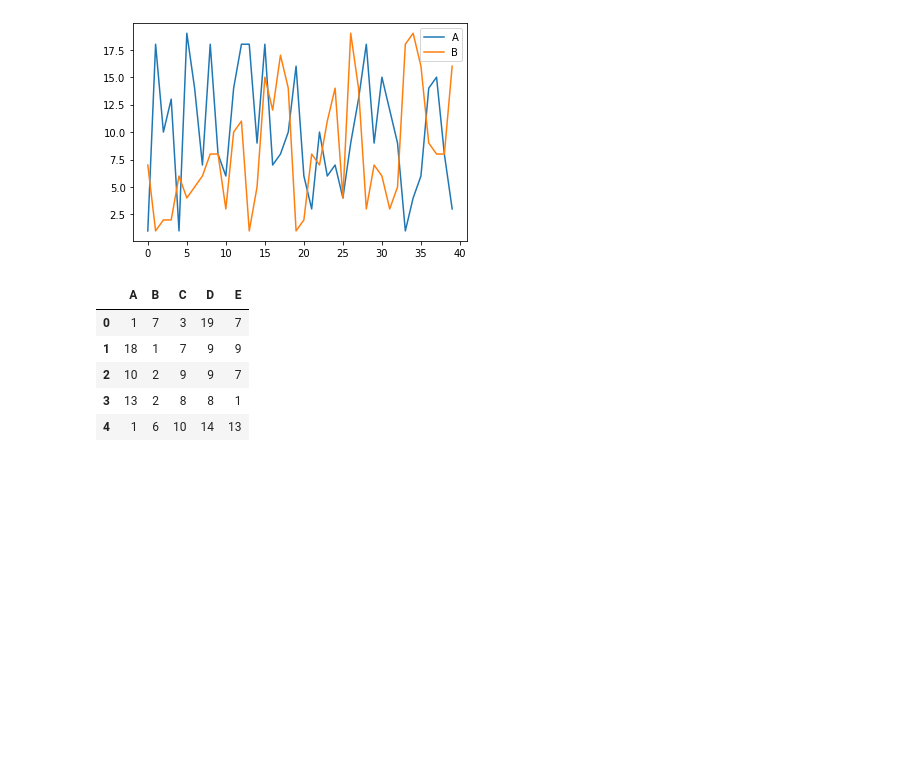
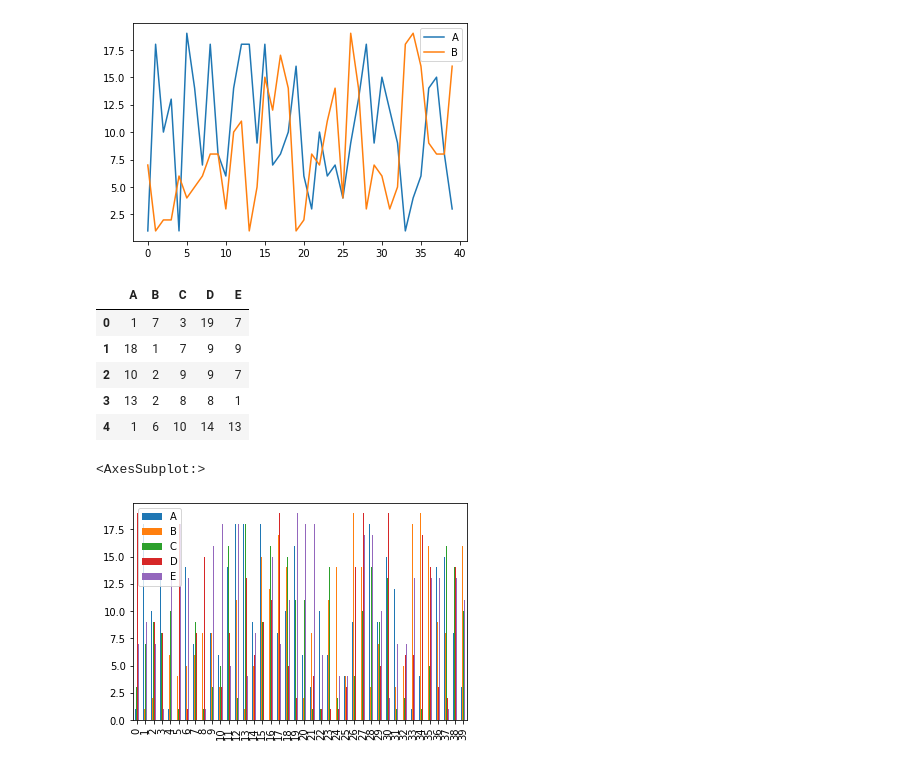
Before and after one commit to yap23/belajar_python, a Jupyter notebook: Belajar Pandas.ipynb, the cells around one changed output. Saved outputs shown, nothing was run; the diff lists cells and outputs as text; code cells hidden in the pictures; blank space fills up the shorter version.

```diff
--- a/Belajar Pandas.ipynb
+++ b/Belajar Pandas.ipynb
@@ -1584,3 +1584,8 @@ df.head()
 | 2 | 10 | 2 | 9 | 9 | 7 |
 | 3 | 13 | 2 | 8 | 8 | 1 |
 | 4 | 1 | 6 | 10 | 14 | 13 |
+# %%
+df.plot(kind='bar')
+# %% [output]
+<AxesSubplot:>
+[figure, added]
```
Also changed, not shown: parts of 15 cells of this notebook.
